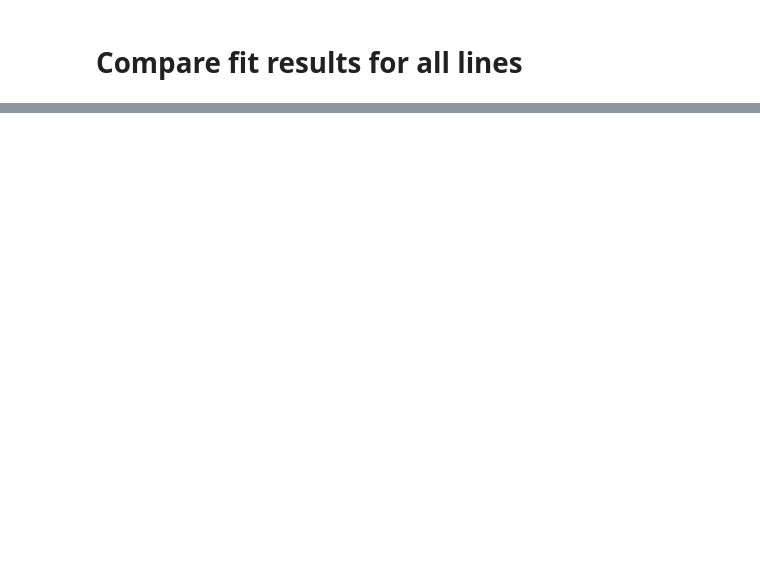
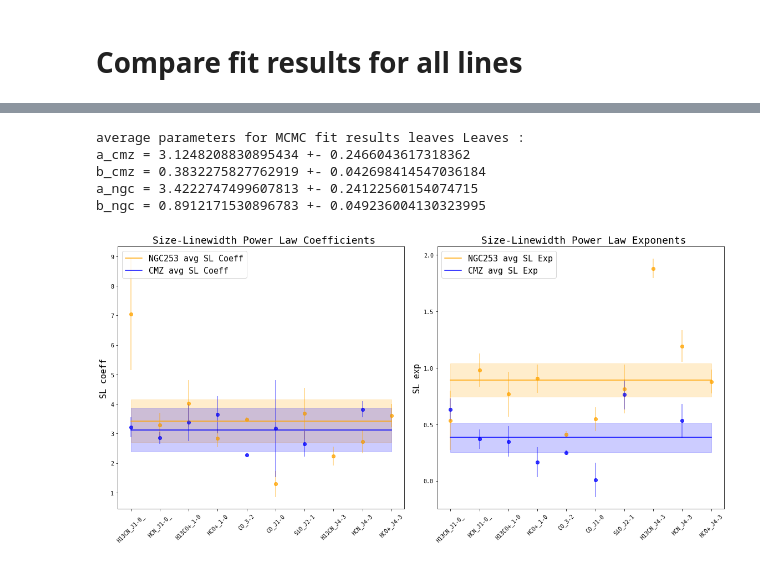
Before and after one commit to BenjaminMoreauAstro/Turbulence-and-star-formation-NGC253, a Jupyter notebook: 4a_Result_Comparison_SL.ipynb, the cells around one changed output, grey strips where cells are left out. Saved outputs shown, nothing was run; the diff lists cells and outputs as text; code cells hidden in the pictures; blank space fills up the shorter version.

```diff
--- a/4a_Result_Comparison_SL.ipynb
+++ b/4a_Result_Comparison_SL.ipynb
@@ -1721,4 +1816,5 @@ b_ngc = 0.7232792160937939 +- 0.06471390466609575
 # %%
+er_r=3
 #
 #Leaves
 #
@@ -1731,7 +1827,7 @@ b_ngc = 0.7232792160937939 +- 0.06471390466609575
 #    fit_results_cmz,fit_results_ngc = pickle.load(file)
 
 with open("Result Files/MCMC fit results", 'rb') as file:
-    save_name="MCMC fit results"
+    save_name="MCMC fit results leaves"
     fit_results_cmz,fit_results_ngc = pickle.load(file)
 
 
@@ -1800,35 +1896,42 @@ axA2.plot(n,np.full(len(n),avg_cmz_exp),color="blue",label="CMZ avg SL Exp")
 
 axA.fill_between(n,np.full(len(n),avg_ngc_coeff+err_r*avg_ngc_coeff_err),np.full(len(n),avg_ngc_coeff-er_r*avg_ngc_coeff_err),color="orange",alpha=.2)
 axA.fill_between(n,np.full(len(n),avg_cmz_coeff+err_r*avg_cmz_coeff_err),np.full(len(n),avg_cmz_coeff-er_r*avg_cmz_coeff_err),color="blue",alpha=.2)
-axA2.fill_between(n,np.full(len(n),avg_ngc_exp+err_r*avg_ngc_exp_err),np.full(len(n),avg_cmz_exp-er_r*avg_ngc_exp_err),color="orange",alpha=.2)
+axA2.fill_between(n,np.full(len(n),avg_ngc_exp+err_r*avg_ngc_exp_err),np.full(len(n),avg_ngc_exp-er_r*avg_ngc_exp_err),color="orange",alpha=.2)
 axA2.fill_between(n,np.full(len(n),avg_cmz_exp+err_r*avg_cmz_exp_err),np.full(len(n),avg_cmz_exp-er_r*avg_cmz_exp_err),color="blue",alpha=.2)
 print("average parameters for",save_name,":")
 print("a_cmz =",avg_cmz_coeff,"+-",avg_cmz_coeff_err)
 print("b_cmz =",avg_cmz_exp,"+-",avg_cmz_exp_err)
 print("a_ngc =",avg_ngc_coeff,"+-",avg_ngc_coeff_err)
 print("b_ngc =",avg_ngc_exp,"+-",avg_ngc_exp_err)
 
 #set line labels
 axA.set_xticks(n)
 axA.set_xticklabels(Line_Names, rotation=45)
 axA2.set_xticks(n)
 axA2.set_xticklabels(Line_Names, rotation=45)
 
 
 axA.set_ylabel('SL coeff',fontsize=15)
 axA2.set_ylabel('SL exp',fontsize=15)
 
 
 axA.set_title(" Size-Linewidth Power Law Coefficients", fontsize=18)
 axA2.set_title(" Size-Linewidth Power Law Exponents", fontsize=18)
 
 axA.legend(loc='upper left',fontsize=15,)
 axA2.legend(loc='upper left',fontsize=15,)
 
 
 plt.tight_layout()  # avoids label cutoff
 
 
-fig.savefig(bbox_inches='tight',fname=save_name+" all lines.png")
-
+fig.savefig(bbox_inches='tight',fname="Plots/Pngs/"+save_name+" all lines.png")
+fig.savefig(bbox_inches='tight',fname="Plots/"+save_name+" all lines.pdf")
 pylab.show()
+# %% [output]
+average parameters for MCMC fit results leaves Leaves :
+a_cmz = 3.1248208830895434 +- 0.2466043617318362
+b_cmz = 0.3832275827762919 +- 0.042698414547036184
+a_ngc = 3.4222747499607813 +- 0.24122560154074715
+b_ngc = 0.8912171530896783 +- 0.049236004130323995
+[figure, added]
```
Also changed, not shown: parts of 13 cells of this notebook, 15 other files.
